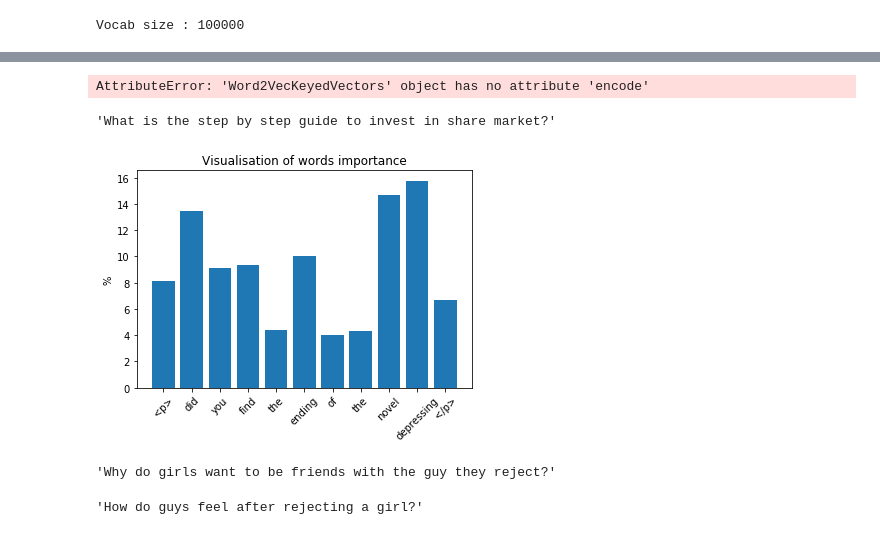
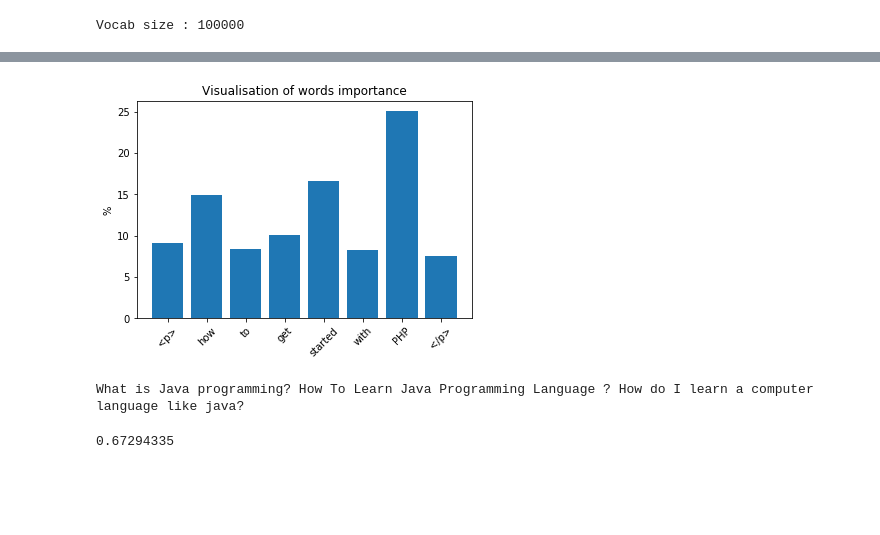
Before and after one commit to AbhishekPatnaik/quora-duplication-questions-nlp, a Jupyter notebook: analysis.ipynb, the cells around one changed output, grey strips where cells are left out. Saved outputs shown, nothing was run; the diff lists cells and outputs as text; code cells hidden in the pictures; blank space fills up the shorter version.

```diff
--- a/analysis.ipynb
+++ b/analysis.ipynb
@@ -305,22 +259,11 @@ def cosine(u, v):
+# %%
+_, _ = model.visualize('how to get started with PHP')
+# %% [output]
+[figure, added]
 # %%
-idx = 10
+idx=20
+print(duplicate.question1.loc[idx],duplicate.question2.loc[idx])
 cosine(model.encode([duplicate.question1.loc[idx]])[0], model.encode([duplicate.question2.loc[idx]])[0])
 # %% [output]
-AttributeError: 'Word2VecKeyedVectors' object has no attribute 'encode'
+What is Java programming? How To Learn Java Programming Language ? How do I learn a computer language like java?
+0.67294335
-# %%
-diff.question2.loc[0]
-# %% [output]
-'What is the step by step guide to invest in share market?'
-# %%
-
-_, _ = model.visualize(sentences[78])
-# %% [output]
-[figure, removed]
-# %%
-diff.question1.loc[10]
-# %% [output]
-'Why do girls want to be friends with the guy they reject?'
-# %%
-diff.question2.loc[10]
-# %% [output]
-'How do guys feel after rejecting a girl?'
```
Also changed, not shown: parts of 30 cells of this notebook.
